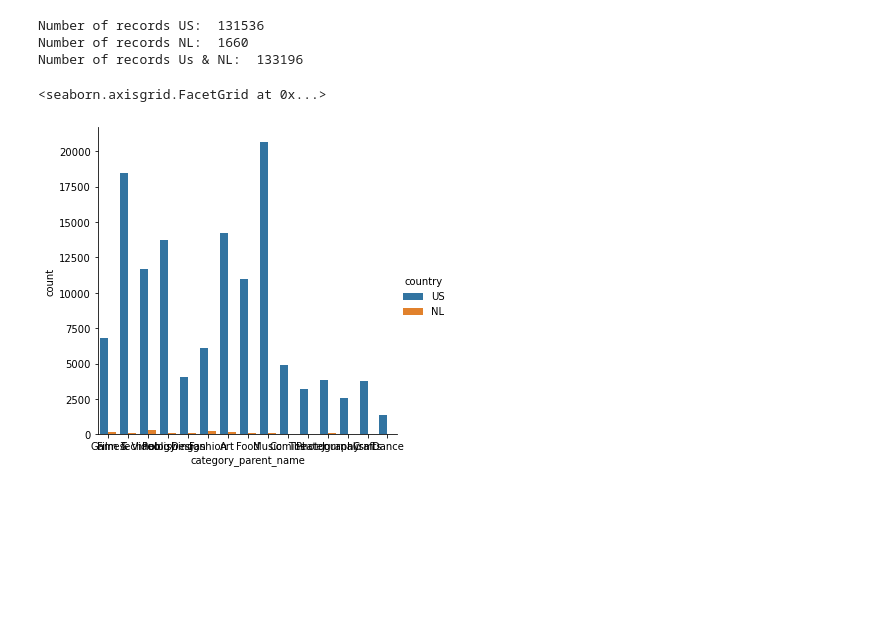
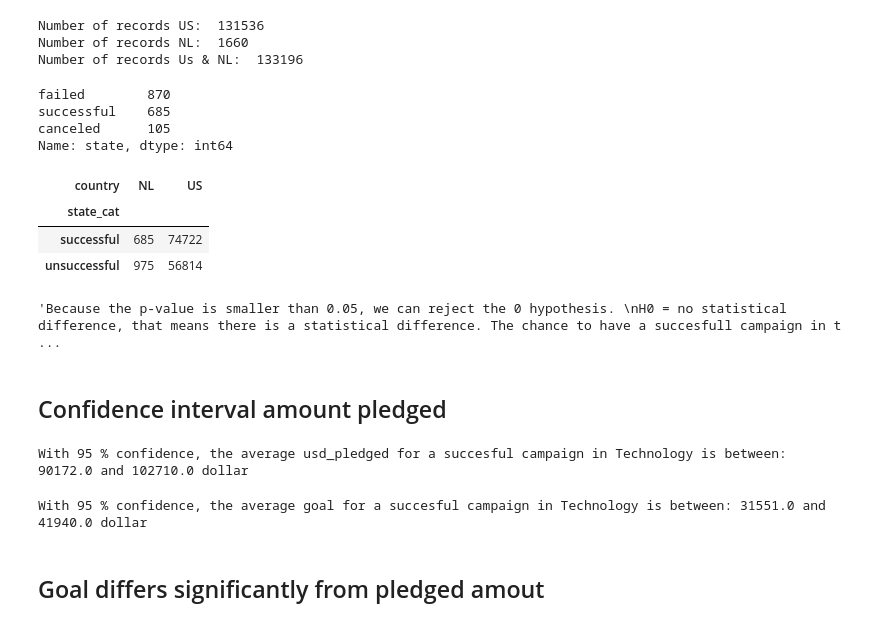
Before and after one commit to Rianne89/Kickstarter_analysis, a Jupyter notebook: Analysis Rianne.ipynb, the cells around one changed output. Cells and saved outputs as stored; diff of their text form; code cells hidden in the pictures; blank space fills up the shorter version.

```diff
--- a/Analysis Rianne.ipynb
+++ b/Analysis Rianne.ipynb
@@ -122,9 +124,75 @@ print('Number of records Us & NL: ', len(df_usnl))
 Number of records US:  131536
 Number of records NL:  1660
 Number of records Us & NL:  133196
-# %%
-sns.catplot(x="category_parent_name", hue="country", data=df_usnl[df_usnl.category_parent_name.notnull()],
-                kind="count")
-# %% [output]
-<seaborn.axisgrid.FacetGrid at 0x...>
-[figure, removed]
+# %%
+df_nl['state'].value_counts()
+# %% [output]
+failed        870
+successful    685
+canceled      105
+Name: state, dtype: int64
+# %%
+#Import libraries
+
+import numpy as np
+import pandas as pd
+import scipy.stats as stats
+from scipy.stats import chi2_contingency
+
+#contingency table
+contingency_table = pd.crosstab(df_usnl['state_cat'], df_usnl['country'])
+contingency_table
+# %% [output]
+| country | NL | US |
+| state_cat |  |  |
+| successful | 685 | 74722 |
+| unsuccessful | 975 | 56814 |
+# %%
+#perform test
+stats.chi2_contingency(contingency_table)
+
+"""Because the p-value is smaller than 0.05, we can reject the 0 hypothesis.
+H0 = no statistical difference, that means there is a statistical difference. The chance to have a succesfull campaign in the US
+is higher than in the Neterlands."""
+# %% [output]
+'Because the p-value is smaller than 0.05, we can reject the 0 hypothesis. \nH0 = no statistical difference, that means there is a statistical difference. The chance to have a succesfull campaign in t ...
+# %% [markdown]
+## Confidence interval amount pledged
+# %%
+# Sample represents the pledged US dollars for succesful campaigns within the “Tech” category
+succesful_campaigns = df.loc[df['state'] == 'successful']
+succesful_campaigns_tech = succesful_campaigns.loc[succesful_campaigns['category_parent_name'] == 'Technology']
+sample = succesful_campaigns_tech['usd_pledged']
+
+#Compute degrees of freedom
+dfree = len(sample) -1
+
+#Compute t-statistic, mean and standard error
+t = stats.t.interval(0.95,dfree)[1]
+x  = np.mean(sample)
+se = np.std(sample) / np.sqrt(len(sample))
+
+#Define confidence intervals
+con_int = [round(num,3) for num in [x - (t * se) , x + (t * se)]]
+print('With 95 % confidence, the average usd_pledged for a succesful campaign in Technology is between:', round(con_int[0]), 'and', round(con_int[1]), 'dollar')
+# %% [output]
+With 95 % confidence, the average usd_pledged for a succesful campaign in Technology is between: 90172.0 and 102710.0 dollar
+# %%
+# Sample represents the numbers of backers for succesful campaigns within the “Tech” category
+sample = succesful_campaigns_tech['goal']
+
+#Compute degrees of freedom
+dfree = len(sample) -1
+
+#Compute t-statistic, mean and standard error
+t = stats.t.interval(0.95,dfree)[1]
+x  = np.mean(sample)
+se = np.std(sample) / np.sqrt(len(sample))
+
+#Define confidence intervals
+con_int = [round(num,3) for num in [x - (t * se) , x + (t * se)]]
+print('With 95 % confidence, the average goal for a succesful campaign in Technology is between:', round(con_int[0]), 'and', round(con_int[1]), 'dollar')
+# %% [output]
+With 95 % confidence, the average goal for a succesful campaign in Technology is between: 31551.0 and 41940.0 dollar
+# %% [markdown]
+## Goal differs significantly from pledged amout
```
Also changed, not shown: parts of 10 cells of this notebook, 1 other file.
